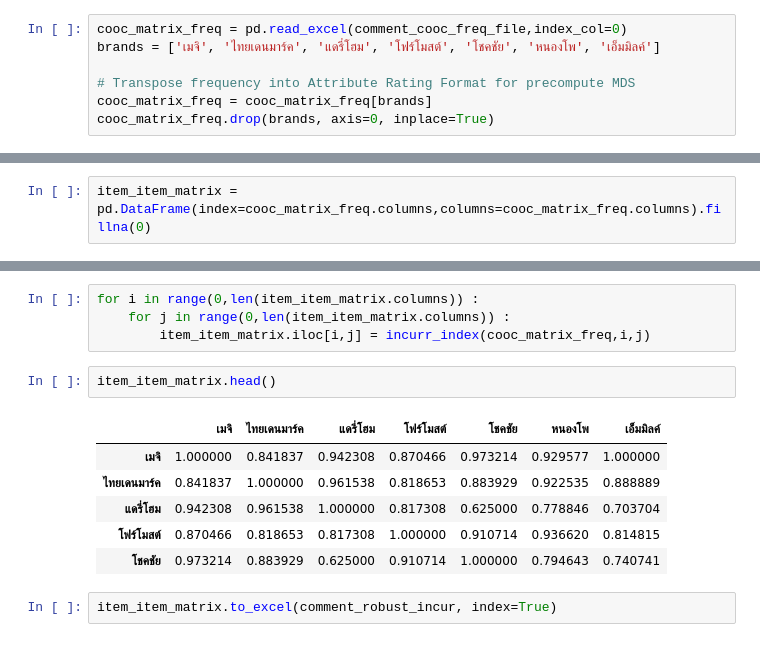
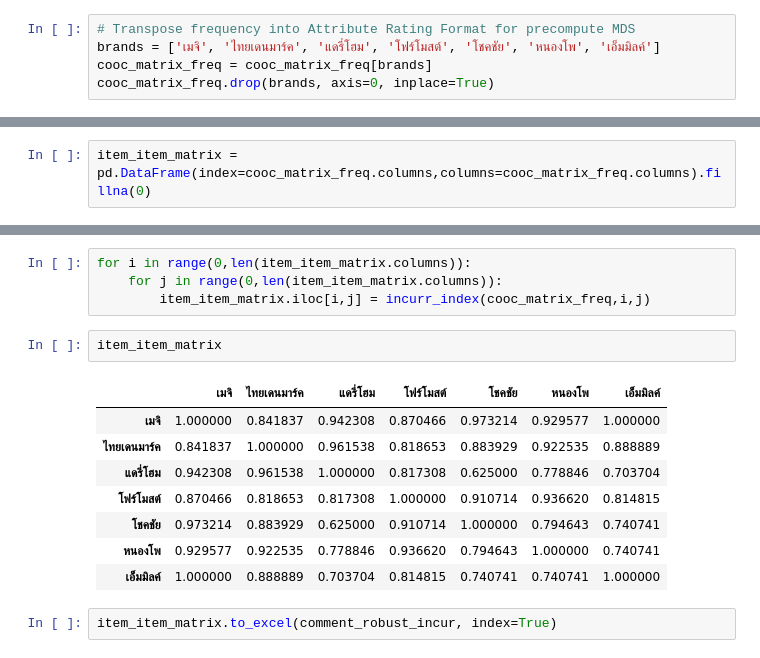
Before and after one commit to pacharapol4066/Product-Position-SNA, a Jupyter notebook: Tokenized_CoocMatrix_Generate.ipynb, the cells around one changed output, grey strips where cells are left out. Saved outputs shown, nothing was run; the diff lists cells and outputs as text.

```diff
--- a/Tokenized_CoocMatrix_Generate.ipynb
+++ b/Tokenized_CoocMatrix_Generate.ipynb
@@ -733,8 +763,6 @@ del item_item_matrix,join_df
 # %%
-cooc_matrix_freq = pd.read_excel(comment_cooc_freq_file,index_col=0)
+# Transpose frequency into Attribute Rating Format for precompute MDS
 brands = ['เมจิ', 'ไทยเดนมาร์ค', 'แดรี่โฮม', 'โฟร์โมสต์', 'โชคชัย', 'หนองโพ', 'เอ็มมิลค์']
-
-# Transpose frequency into Attribute Rating Format for precompute MDS
 cooc_matrix_freq = cooc_matrix_freq[brands]
 cooc_matrix_freq.drop(brands, axis=0, inplace=True)
 # %%
@@ -823,16 +851,18 @@ def incurr_index(df,i,j):
 # %%
-for i in range(0,len(item_item_matrix.columns)) :
-    for j in range(0,len(item_item_matrix.columns)) :
+for i in range(0,len(item_item_matrix.columns)):
+    for j in range(0,len(item_item_matrix.columns)):
         item_item_matrix.iloc[i,j] = incurr_index(cooc_matrix_freq,i,j)
 # %%
-item_item_matrix.head()
+item_item_matrix
 # %% [output]
 |  | เมจิ | ไทยเดนมาร์ค | แดรี่โฮม | โฟร์โมสต์ | โชคชัย | หนองโพ | เอ็มมิลค์ |
 | เมจิ | 1.000000 | 0.841837 | 0.942308 | 0.870466 | 0.973214 | 0.929577 | 1.000000 |
 | ไทยเดนมาร์ค | 0.841837 | 1.000000 | 0.961538 | 0.818653 | 0.883929 | 0.922535 | 0.888889 |
 | แดรี่โฮม | 0.942308 | 0.961538 | 1.000000 | 0.817308 | 0.625000 | 0.778846 | 0.703704 |
 | โฟร์โมสต์ | 0.870466 | 0.818653 | 0.817308 | 1.000000 | 0.910714 | 0.936620 | 0.814815 |
 | โชคชัย | 0.973214 | 0.883929 | 0.625000 | 0.910714 | 1.000000 | 0.794643 | 0.740741 |
+| หนองโพ | 0.929577 | 0.922535 | 0.778846 | 0.936620 | 0.794643 | 1.000000 | 0.740741 |
+| เอ็มมิลค์ | 1.000000 | 0.888889 | 0.703704 | 0.814815 | 0.740741 | 0.740741 | 1.000000 |
 # %%
 item_item_matrix.to_excel(comment_robust_incur, index=True)
 # %% [markdown]
```
Also changed, not shown: parts of 10 cells of this notebook, 4 other files.
